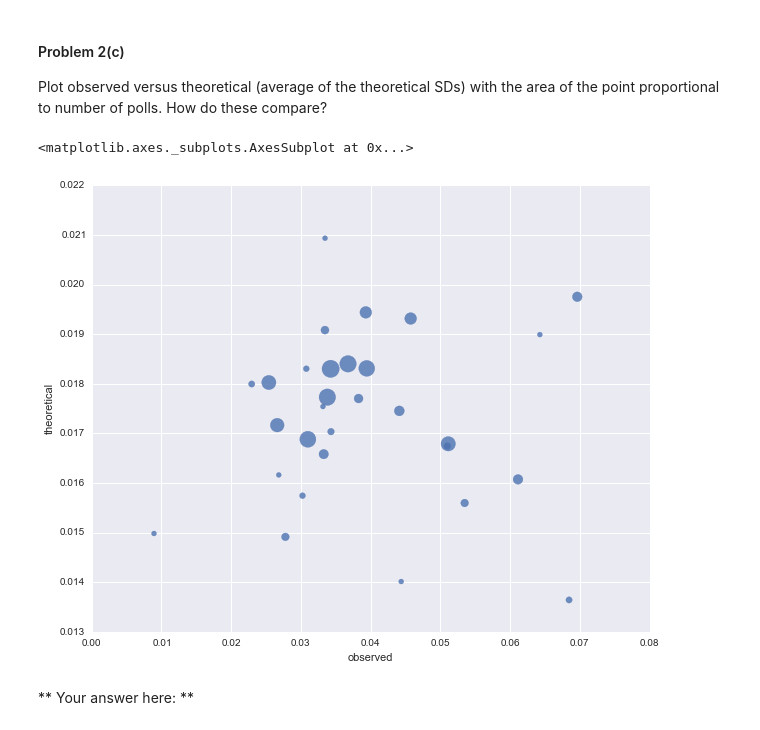
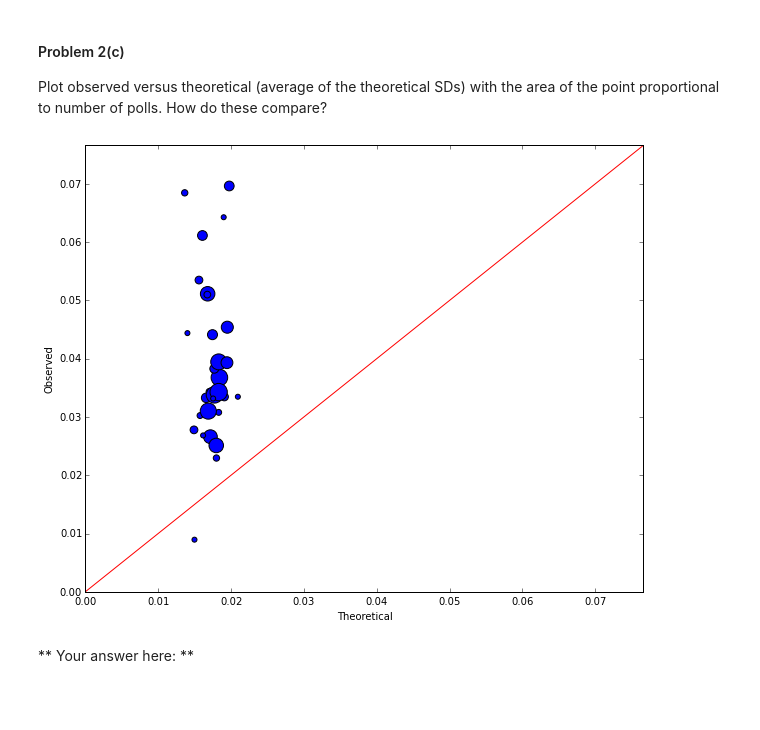
Before and after one commit to dimagalat/CSCI_E-109, a Jupyter notebook: homework/santos_n_hw4/HW4.ipynb, the cells around one changed output. Cells and saved outputs as stored; diff of their text form; code cells hidden in the pictures; blank space fills up the shorter version.

Commit message:
switched from seaborn to matplotlib

```diff
--- a/homework/santos_n_hw4/HW4.ipynb
+++ b/homework/santos_n_hw4/HW4.ipynb
@@ -224,13 +223,18 @@ errors.head()
 #### Problem 2(c)
 
 Plot observed versus theoretical (average of the theoretical SDs) with the area of the point proportional to number of polls. How do these compare?
-# %%
-plt.figure(figsize=(10, 8))
-sns.regplot("observed", "theoretical", errors,
-            fit_reg=False, scatter_kws={"s": errors["polls"]*5})
-# %% [output]
-<matplotlib.axes._subplots.AxesSubplot at 0x...>
-[figure, removed]
+# %%
+max_observed = max([max(errors["theoretical"]), max(errors["observed"])])*1.1
+
+plt.figure(figsize=(10, 8))
+plt.axis([0, max_observed, 0, max_observed])
+plt.plot(np.linspace(0, max_observed, 100), np.linspace(0, max_observed, 100), color='r')
+plt.scatter(errors["theoretical"], errors["observed"], s=errors["polls"]*5)
+plt.xlabel("Theoretical")
+plt.ylabel("Observed")
+plt.show()
+# %% [output]
+[figure, added]
 # %% [markdown]
 ** Your answer here: **
 # %% [markdown]
```
Also changed, not shown: parts of 7 cells of this notebook.
